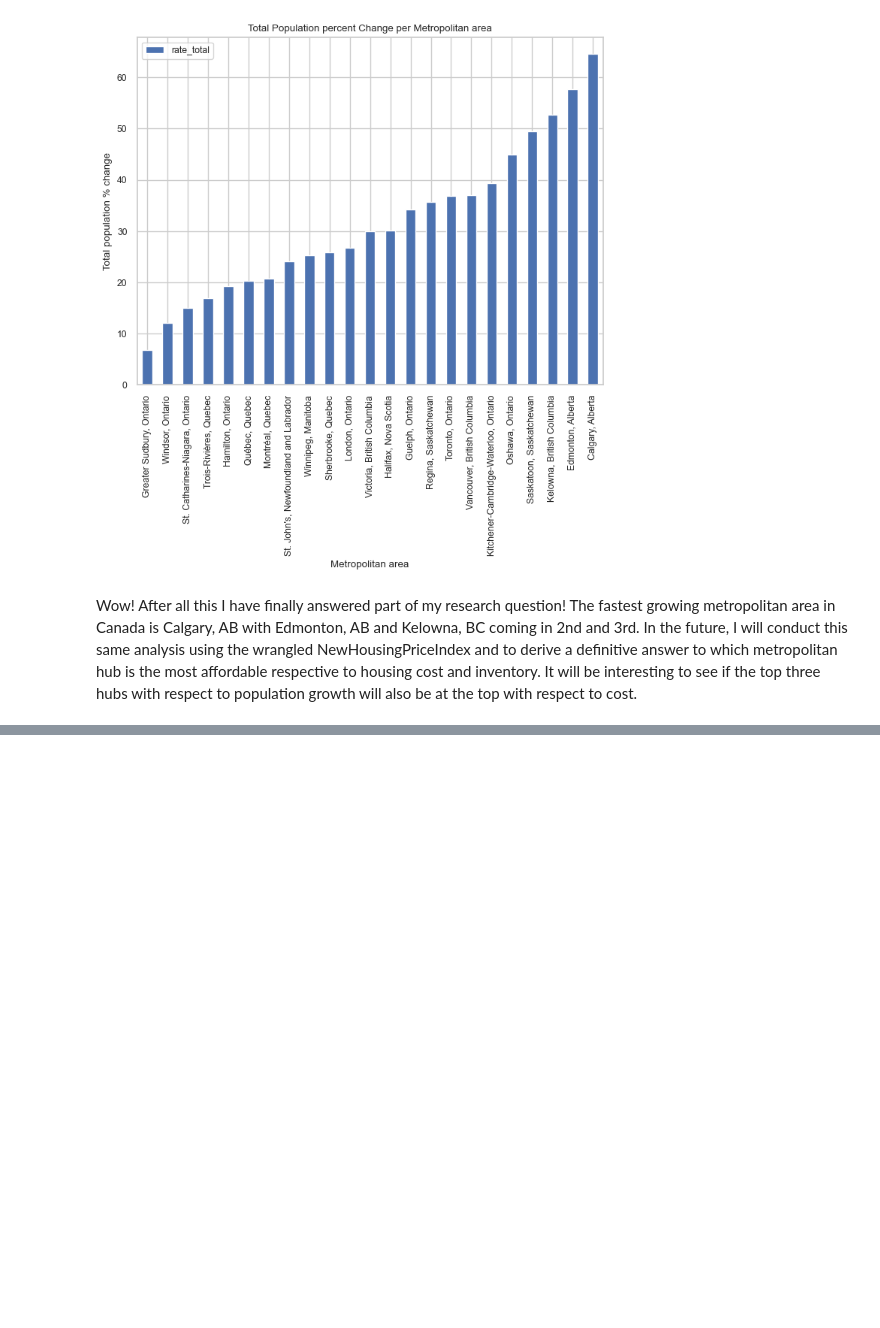
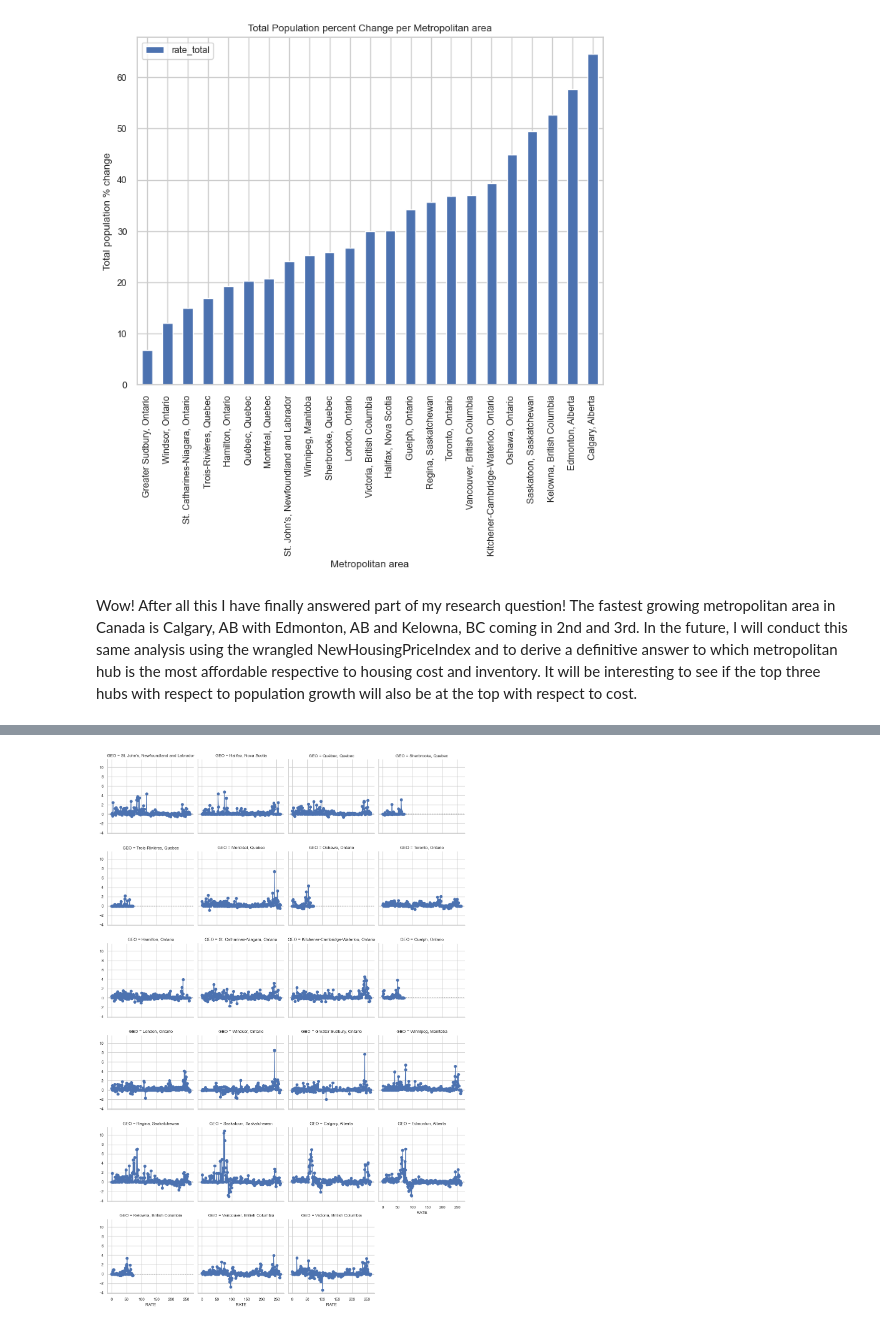
Before and after one commit to ubco-W2022T2-data301/project-group-group01, a Jupyter notebook: analysis/Logananalysis2.ipynb, the cells around one changed output, grey strips where cells are left out. Cells and saved outputs as stored; diff of their text form; code cells hidden in the pictures; blank space fills up the shorter version.

```diff
--- a/analysis/Logananalysis2.ipynb
+++ b/analysis/Logananalysis2.ipynb
@@ -548,0 +699,8 @@ Wow! After all this I have finally answered part of my research question! The fa
+# %%
+pop_facet1 = sns.FacetGrid(data=rate_change_per_year_NHPI, col="GEO", col_wrap=4, height=3, palette="tab20c")
+pop_facet1.refline(y=0, linestyle=":")
+pop_facet1.map(plt.plot, "RATE", marker="o")
+pop_facet1.fig.tight_layout(w_pad=1)
+n=None
+# %% [output]
+[figure, added]
```
Also changed, not shown: parts of 52 cells of this notebook, 1 other file.
